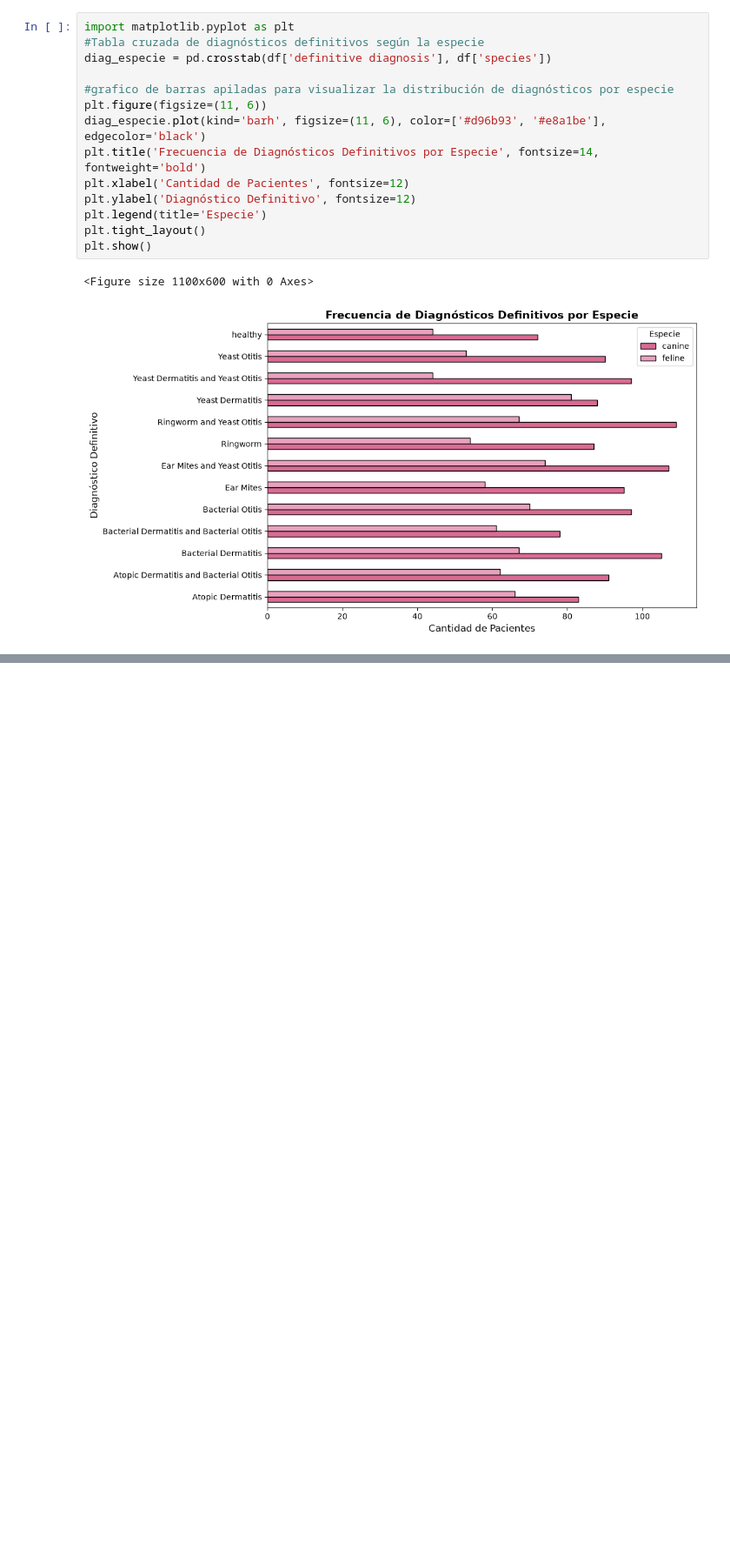
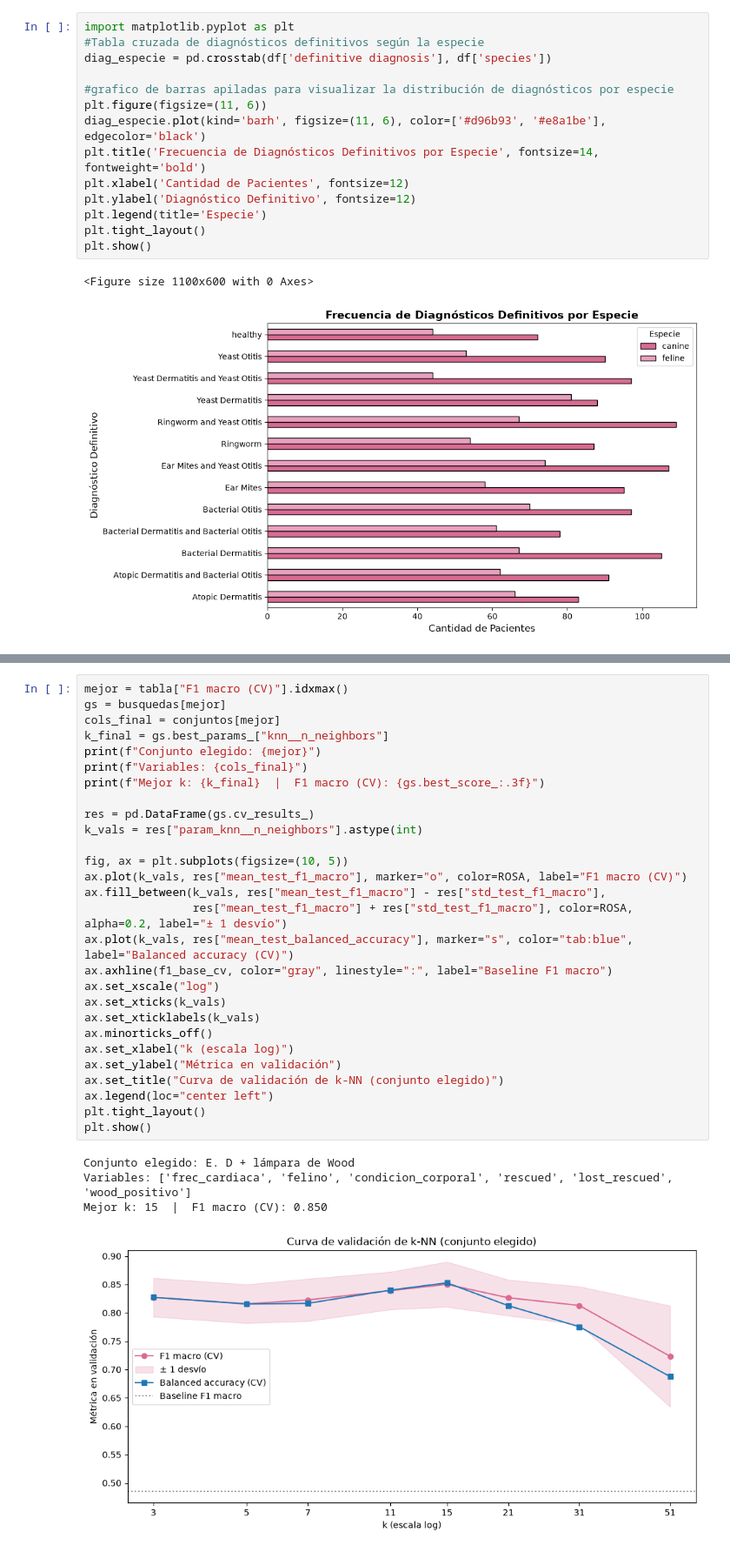
Before and after one commit to juanacebreiros2-ai/TP-PYTONH, a Jupyter notebook: TP-PYTONH-main/pruebaDataset10.ipynb, the cells around one changed output, grey strips where cells are left out. Shown at 87% size. Cells and saved outputs as stored; diff of their text form; blank space fills up the shorter version.

```diff
--- a/TP-PYTONH-main/pruebaDataset10.ipynb
+++ b/TP-PYTONH-main/pruebaDataset10.ipynb
@@ -367,0 +718,33 @@ plt.show()
+# %%
+mejor = tabla["F1 macro (CV)"].idxmax()
+gs = busquedas[mejor]
+cols_final = conjuntos[mejor]
+k_final = gs.best_params_["knn__n_neighbors"]
+print(f"Conjunto elegido: {mejor}")
+print(f"Variables: {cols_final}")
+print(f"Mejor k: {k_final}  |  F1 macro (CV): {gs.best_score_:.3f}")
+
+res = pd.DataFrame(gs.cv_results_)
+k_vals = res["param_knn__n_neighbors"].astype(int)
+
+fig, ax = plt.subplots(figsize=(10, 5))
+ax.plot(k_vals, res["mean_test_f1_macro"], marker="o", color=ROSA, label="F1 macro (CV)")
+ax.fill_between(k_vals, res["mean_test_f1_macro"] - res["std_test_f1_macro"],
+                res["mean_test_f1_macro"] + res["std_test_f1_macro"], color=ROSA, alpha=0.2, label="± 1 desvío")
+ax.plot(k_vals, res["mean_test_balanced_accuracy"], marker="s", color="tab:blue", label="Balanced accuracy (CV)")
+ax.axhline(f1_base_cv, color="gray", linestyle=":", label="Baseline F1 macro")
+ax.set_xscale("log")
+ax.set_xticks(k_vals)
+ax.set_xticklabels(k_vals)
+ax.minorticks_off()
+ax.set_xlabel("k (escala log)")
+ax.set_ylabel("Métrica en validación")
+ax.set_title("Curva de validación de k-NN (conjunto elegido)")
+ax.legend(loc="center left")
+plt.tight_layout()
+plt.show()
+# %% [output]
+Conjunto elegido: E. D + lámpara de Wood
+Variables: ['frec_cardiaca', 'felino', 'condicion_corporal', 'rescued', 'lost_rescued', 'wood_positivo']
+Mejor k: 15  |  F1 macro (CV): 0.850
+[figure, added]
```
Also changed, not shown: parts of 38 cells of this notebook.
